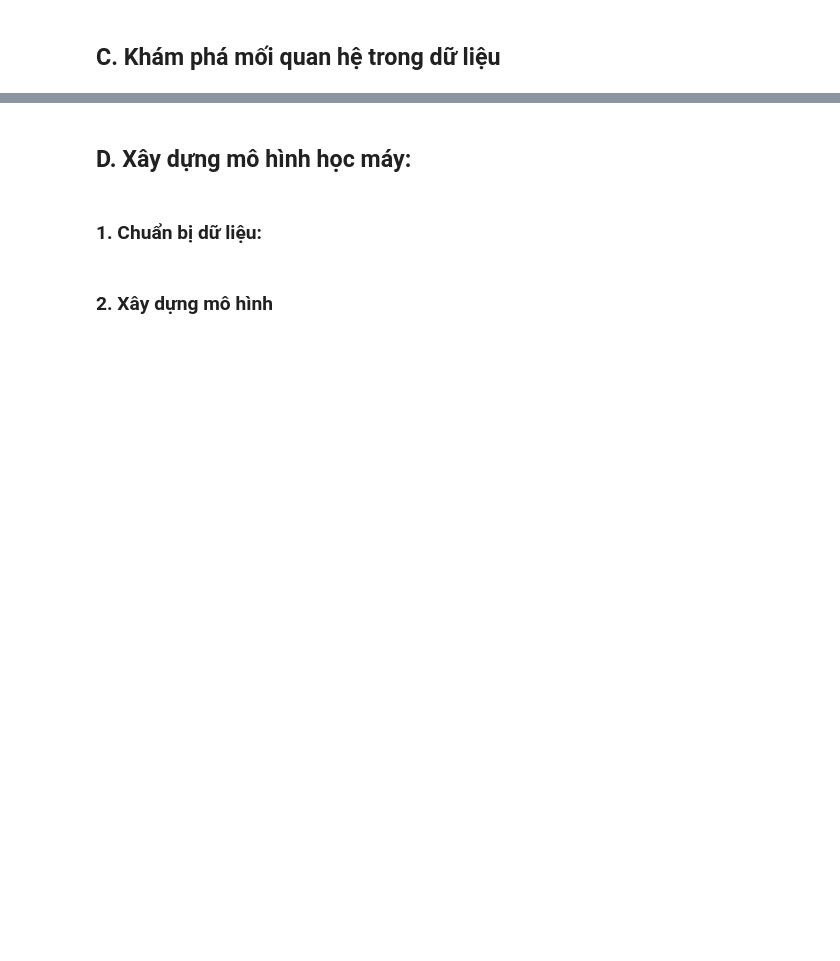
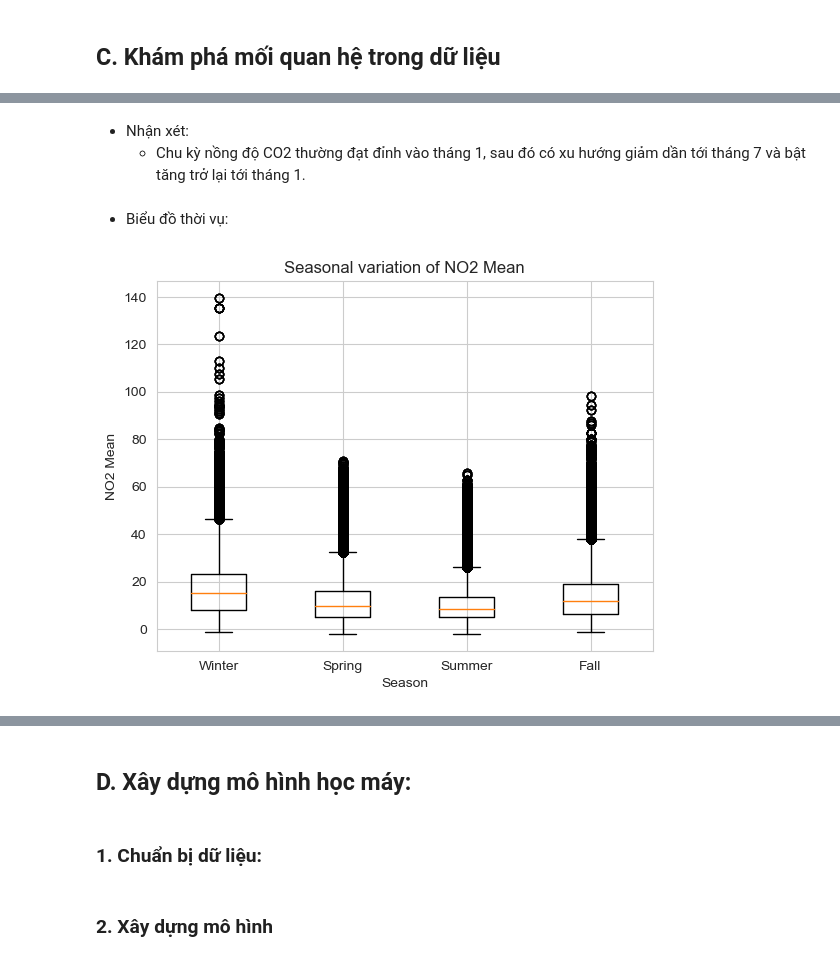
Before and after one commit to tungbtt/Lab02_DV, a Jupyter notebook: lab02.ipynb, the cells around one changed output, grey strips where cells are left out. Drawn from its saved outputs; the diff is of its cells as text; code cells hidden in the pictures; blank space fills up the shorter version.

```diff
--- a/lab02.ipynb
+++ b/lab02.ipynb
@@ -217,0 +284,19 @@ df[set(df.columns)-set(numeric_cols)].describe()
+# %% [markdown]
+- Nhận xét:
+  + Chu kỳ nồng độ CO2 thường đạt đỉnh vào tháng 1, sau đó có xu hướng giảm dần tới tháng 7 và bật tăng trở lại tới tháng 1.
+# %% [markdown]
+- Biểu đồ thời vụ:
+# %%
+df_season = df.copy()
+df_season['Season'] = df_season['Month'].apply(lambda x: 'Winter' if (x == 12 or x <= 2) else ('Spring' if (x >= 3 and x <= 5) else ('Summer' if (x >= 6 and x <= 8) else 'Fall')))
+df_season = df_season.sort_values(by='Season')
+
+fig, ax = plt.subplots()
+ax.boxplot([df_season[df_season['Season'] == 'Winter']['NO2_Mean'], df_season[df_season['Season'] == 'Spring']['NO2_Mean'], df_season[df_season['Season'] == 'Summer']['NO2_Mean'], df_season[df_season['Season'] == 'Fall']['NO2_Mean']])
+ax.set_xticklabels(['Winter', 'Spring', 'Summer', 'Fall'])
+plt.xlabel('Season')
+plt.ylabel('NO2 Mean')
+plt.title('Seasonal variation of NO2 Mean')
+plt.show()
+# %% [output]
+[figure, added]
```
Also changed, not shown: parts of 14 cells of this notebook.
